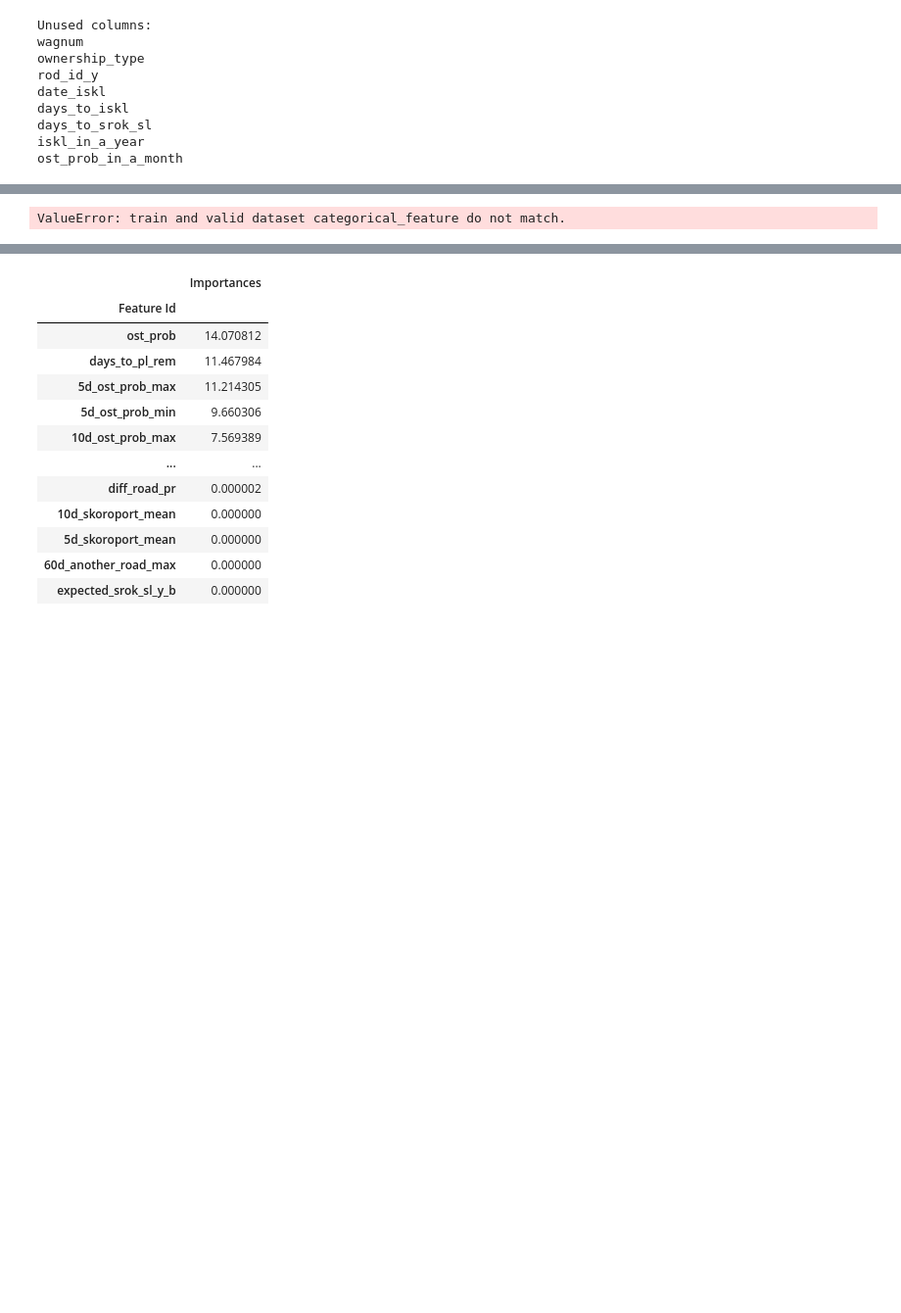
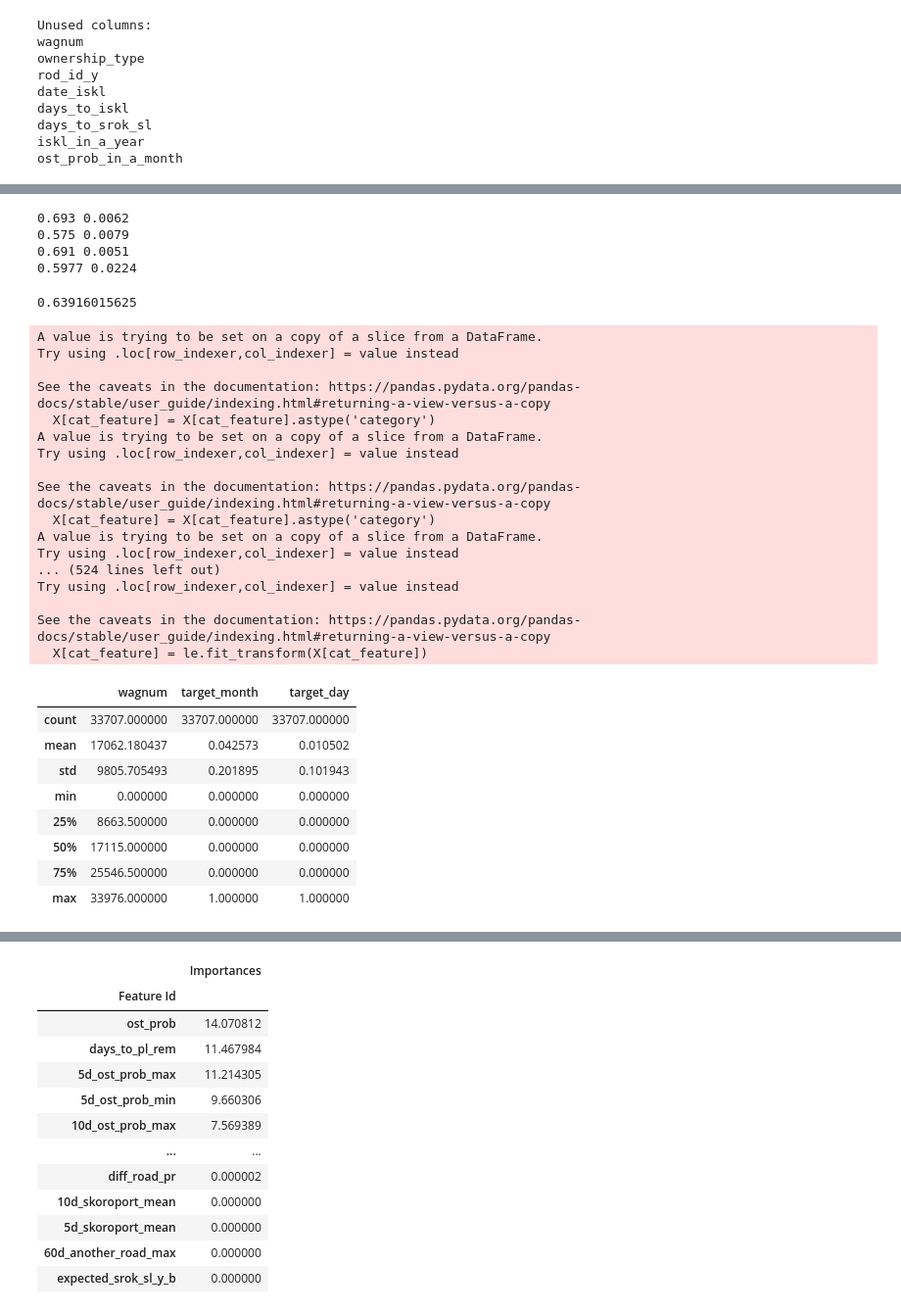
Before and after one commit to Kirill2187/datawagon, a Jupyter notebook: ml/knifeman.ipynb, the cells around one changed output, grey strips where cells are left out. Shown: that part at 98% size. Drawn from its saved outputs; the diff is of its cells as text; code cells hidden in the pictures; blank space fills up the shorter version.

```diff
--- a/ml/knifeman.ipynb
+++ b/ml/knifeman.ipynb
@@ -110,3 +107,8 @@ df_train.shape, df_test.shape
+# %%
+days_features = ['30d_next_time_prob', 'days_to_pl_rem', 'ost_prob_in_a_month', 'last_month_for_cnt', 'ost_prob_in_10_days', '_allm_pr_rems', 'days_since_dep', '5d_st_freigh_sign_mean', 'days_from_last_rem', '5d_avg_distance_min', 'ost_prob', '10d_nasip_mean', '5d_st_river_sign_mean', '5d_next_time_prob', '5d_diff_mean', '5d_nasip_mean', '30d_st_sea_sign_mean', '10d_st_sea_sign_mean', '10d_st_freigh_sign_mean', '10d_st_car_sign_mean']
+cat_days_features = []
+months_features = ['ost_prob_in_a_month', 'ost_prob_in_10_days', 'days_to_pl_rem', 'ost_prob', '30d_next_time_prob', '_allm_pr_rems', '5d_st_sea_sign_mean', 'gruz', '5d_st_car_sign_mean', '5d_st_river_sign_mean', '5d_st_freigh_sign_mean', 'days_to_srok_sl', '10d_st_car_sign_mean', '10d_st_sea_sign_mean', 'model', 'cnsi_gruz_capacity', '5d_opor_station_sign_mean', '10d_st_freigh_sign_mean', 'norma_km']
+cat_months_features = ['season']
 # %%
 from sklearn.metrics import f1_score
 from sklearn.model_selection import KFold, StratifiedKFold
@@ -238,0 +172,5 @@ print(day_f1, day_std)
+# %%
+month_clfs_lgbm, month_f1_lgbm, month_std_lgbm = train('target_month', 'lgbm', months_features, cat_months_features)
+day_clfs_lgbm, day_f1_lgbm, day_std_lgbm = train('target_day', 'lgbm', days_features, cat_days_features)
+month_clfs_xg, month_f1_xg, month_std_xg = train('target_month', 'xg', months_features, cat_months_features)
+day_clfs_xg, day_f1_xg, day_std_xg = train('target_day', 'xg', days_features, cat_days_features)
@@ -239,35 +179,86 @@ print(day_f1, day_std)
+# %%
+print(month_f1_lgbm, month_std_lgbm)
+print(day_f1_lgbm, day_std_lgbm)
+print(month_f1_xg, month_std_xg)
+print(day_f1_xg, day_std_xg)
+# %% [output]
+0.693 0.0062
+0.575 0.0079
+0.691 0.0051
+0.5977 0.0224
+# %%
+(month_f1_lgbm + day_f1_lgbm + month_f1_xg + day_f1_xg) / 4
+# %% [output]
+0.63916015625
 # %%
-def predict(clfs, df):
+def predict(clfs, df, name_model):
     features = numerical + categorical
     X = df[features]
 
-    for cat_feature in categorical:
-        df[cat_feature] = df[cat_feature].astype('category')
+    if name_model == 'lgbm':
+        for cat_feature in categorical:
+            X[cat_feature] = X[cat_feature].astype('category')
+    else:
+        for cat_feature in categorical:
+            le = LabelEncoder()
+            X[cat_feature] = le.fit_transform(X[cat_feature])
 
     y_pred = np.zeros((X.shape[0], 2))
     for clf in clfs:
         y_pred += clf.predict_proba(X)
     y_pred /= len(clfs)
 
-    return y_pred.argmax(axis=1)
+    return y_pred
 # %%
-def make_predictions(clfs_day, clfs_month, df):
-    pred_day = predict(clfs_day, df)
-    pred_month = predict(clfs_month, df)
+def make_predictions(clfs_day1, clfs_day2, clfs_month1, clfs_month2, df):
+    pred_day1 = predict(clfs_day1, df, 'lgbm')
+    pred_month1 = predict(clfs_month1, df, 'lgbm')
+    pred_day2 = predict(clfs_day2, df, 'xg')
+    pred_month2 = predict(clfs_month2, df, 'xg')
+
+    pred_day = (pred_day1 + pred_day2) / 2
+    pred_month = (pred_month1 + pred_month2) / 2
+    pred_day = pred_day.argmax(axis=1)
+    pred_month = pred_month.argmax(axis=1)
 
     df_test_new = df.copy()[['wagnum', 'month']]
     df_test_new['target_day'] = pred_day
     df_test_new['target_month'] = pred_month
 
     df_test_new = df_test_new[['wagnum', 'target_month', 'target_day']]
     sample = pd.read_csv('../train/target/y_predict.csv')
     sample = sample.merge(df_test_new, on='wagnum', how='left')
 
     return sample
 
-prediction = make_predictions(day_clfs, month_clfs, df_test)
+prediction = make_predictions(day_clfs_lgbm, day_clfs_xg, month_clfs_lgbm, month_clfs_xg, df_test)
 assert len(prediction) == len(df_test)
 
 prediction.describe()
 # %% [output]
-ValueError: train and valid dataset categorical_feature do not match.
+A value is trying to be set on a copy of a slice from a DataFrame.
+Try using .loc[row_indexer,col_indexer] = value instead
+
+See the caveats in the documentation: https://pandas.pydata.org/pandas-docs/stable/user_guide/indexing.html#returning-a-view-versus-a-copy
+  X[cat_feature] = X[cat_feature].astype('category')
+A value is trying to be set on a copy of a slice from a DataFrame.
+Try using .loc[row_indexer,col_indexer] = value instead
+
+See the caveats in the documentation: https://pandas.pydata.org/pandas-docs/stable/user_guide/indexing.html#returning-a-view-versus-a-copy
+  X[cat_feature] = X[cat_feature].astype('category')
+A value is trying to be set on a copy of a slice from a DataFrame.
+Try using .loc[row_indexer,col_indexer] = value instead
+... (524 lines left out)
+Try using .loc[row_indexer,col_indexer] = value instead
+
+See the caveats in the documentation: https://pandas.pydata.org/pandas-docs/stable/user_guide/indexing.html#returning-a-view-versus-a-copy
+  X[cat_feature] = le.fit_transform(X[cat_feature])
+|  | wagnum | target_month | target_day |
+| count | 33707.000000 | 33707.000000 | 33707.000000 |
+| mean | 17062.180437 | 0.042573 | 0.010502 |
+| std | 9805.705493 | 0.201895 | 0.101943 |
+| min | 0.000000 | 0.000000 | 0.000000 |
+| 25% | 8663.500000 | 0.000000 | 0.000000 |
+| 50% | 17115.000000 | 0.000000 | 0.000000 |
+| 75% | 25546.500000 | 0.000000 | 0.000000 |
+| max | 33976.000000 | 1.000000 | 1.000000 |
```
Also changed, not shown: parts of 9 cells of this notebook.
